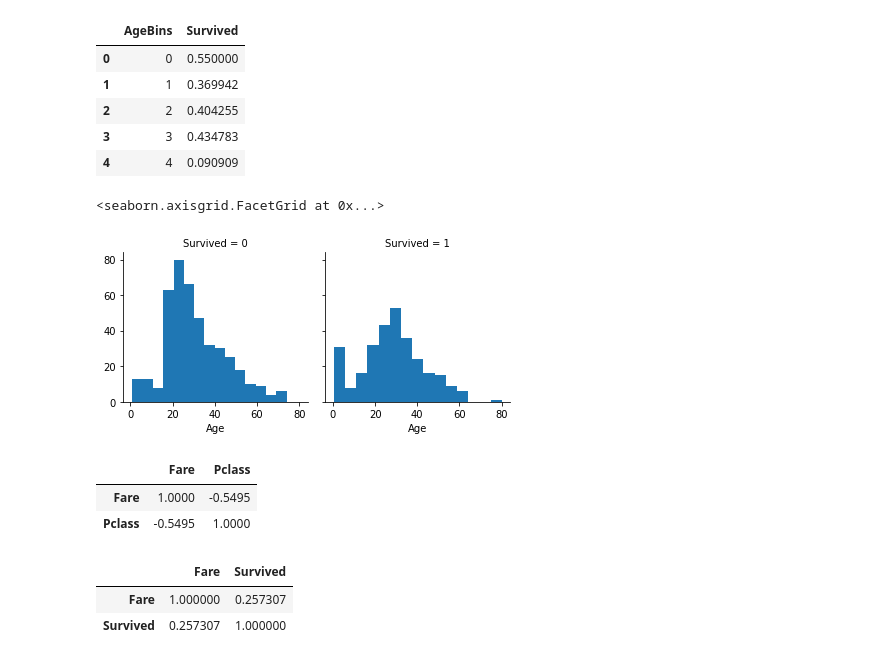
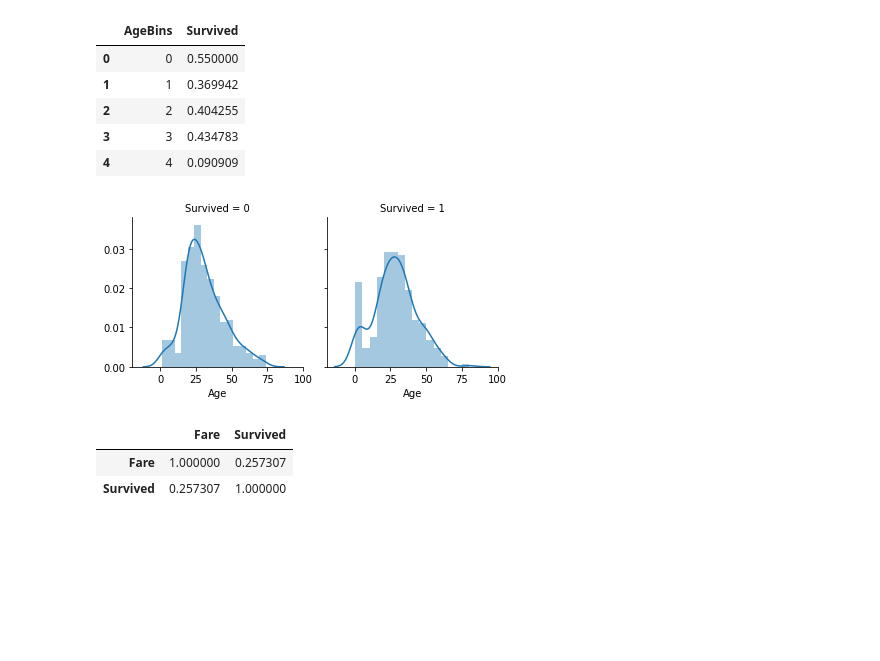
Before and after one commit to FionaLippert/DataMining, a Jupyter notebook: titanic.ipynb, the cells around one changed output. Cells and saved outputs as stored; diff of their text form; code cells hidden in the pictures; blank space fills up the shorter version.

```diff
--- a/titanic.ipynb
+++ b/titanic.ipynb
@@ -187,16 +247,10 @@ train[['AgeBins','Survived']].groupby(['AgeBins'], as_index=False).mean().sort_v
 | 4 | 4 | 0.090909 |
 # %%
 g = sb.FacetGrid(train, col='Survived')
-g.map(plt.hist, 'Age', bins=15)
+g.map(sb.distplot, 'Age', bins=16)
+g.savefig('titanic_age.pdf', bbox_inches='tight')
 # %% [output]
-<seaborn.axisgrid.FacetGrid at 0x...>
-[figure, old version]
+[figure, new version]
-# %%
-train[['Fare','Pclass']].corr()
-# %% [output]
-|  | Fare | Pclass |
-| Fare | 1.0000 | -0.5495 |
-| Pclass | -0.5495 | 1.0000 |
 # %%
 train[['Fare','Survived']].corr()
 # %% [output]
```
Also changed, not shown: parts of 31 cells of this notebook, 1 other file.
